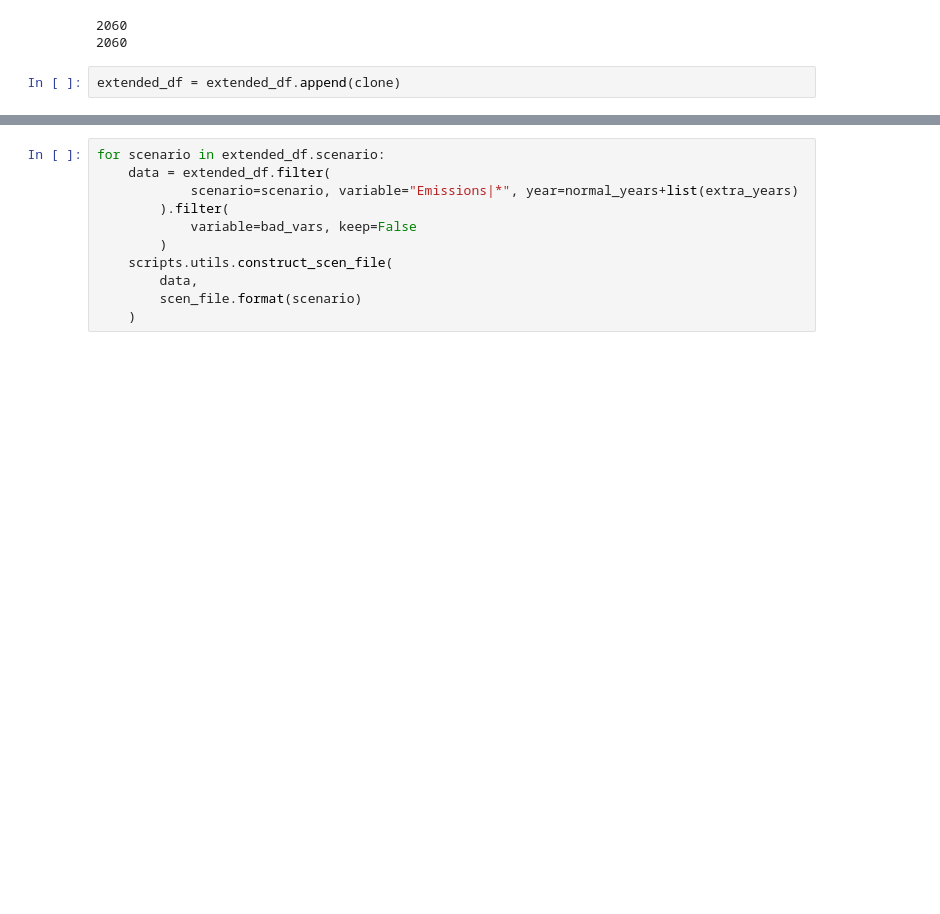
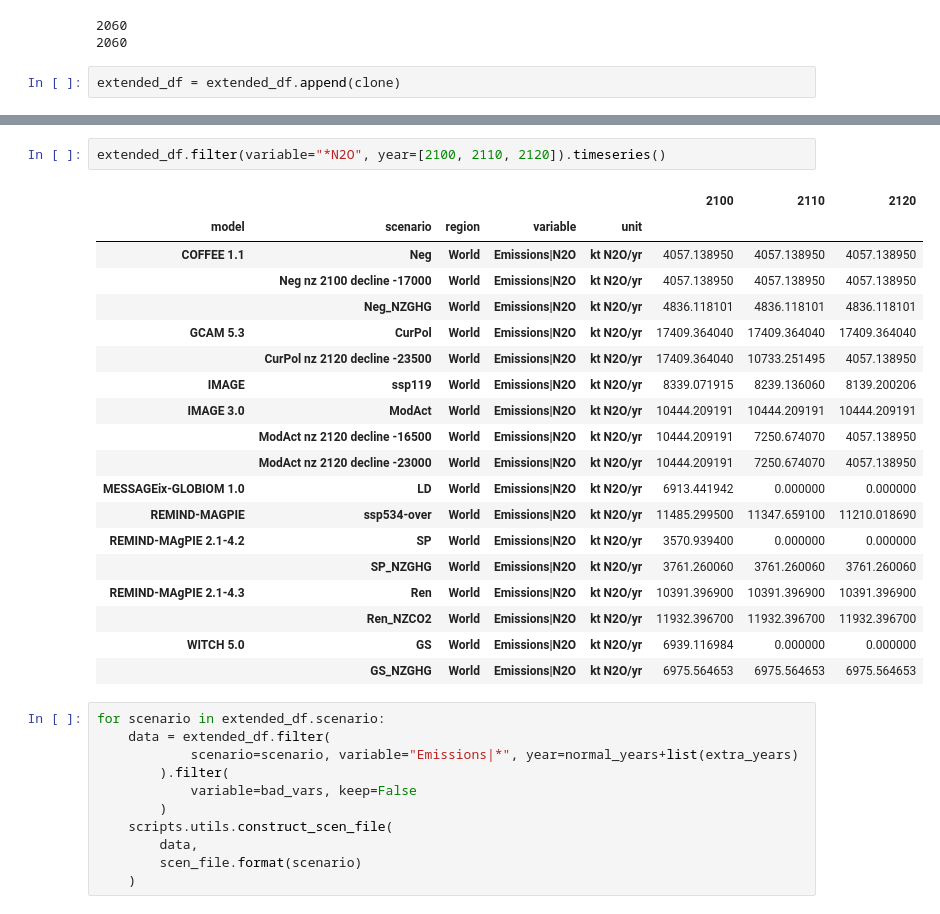
Before and after one commit to Rlamboll/PROVIDEemissions, a Jupyter notebook: notebooks/Select_pathways.ipynb, the cells around one changed output, grey strips where cells are left out. Saved outputs shown, nothing was run; the diff lists cells and outputs as text; blank space fills up the shorter version.

```diff
--- a/notebooks/Select_pathways.ipynb
+++ b/notebooks/Select_pathways.ipynb
@@ -535,3 +591,25 @@ extended_df = extended_df.append(clone)
+# %%
+extended_df.filter(variable="*N2O", year=[2100, 2110, 2120]).timeseries()
+# %% [output]
+|  |  |  |  |  | 2100 | 2110 | 2120 |
+| model | scenario | region | variable | unit |  |  |  |
+| COFFEE 1.1 | Neg | World | Emissions|N2O | kt N2O/yr | 4057.138950 | 4057.138950 | 4057.138950 |
+|  | Neg nz 2100 decline -17000 | World | Emissions|N2O | kt N2O/yr | 4057.138950 | 4057.138950 | 4057.138950 |
+|  | Neg_NZGHG | World | Emissions|N2O | kt N2O/yr | 4836.118101 | 4836.118101 | 4836.118101 |
+| GCAM 5.3 | CurPol | World | Emissions|N2O | kt N2O/yr | 17409.364040 | 17409.364040 | 17409.364040 |
+|  | CurPol nz 2120 decline -23500 | World | Emissions|N2O | kt N2O/yr | 17409.364040 | 10733.251495 | 4057.138950 |
+| IMAGE | ssp119 | World | Emissions|N2O | kt N2O/yr | 8339.071915 | 8239.136060 | 8139.200206 |
+| IMAGE 3.0 | ModAct | World | Emissions|N2O | kt N2O/yr | 10444.209191 | 10444.209191 | 10444.209191 |
+|  | ModAct nz 2120 decline -16500 | World | Emissions|N2O | kt N2O/yr | 10444.209191 | 7250.674070 | 4057.138950 |
+|  | ModAct nz 2120 decline -23000 | World | Emissions|N2O | kt N2O/yr | 10444.209191 | 7250.674070 | 4057.138950 |
+| MESSAGEix-GLOBIOM 1.0 | LD | World | Emissions|N2O | kt N2O/yr | 6913.441942 | 0.000000 | 0.000000 |
+| REMIND-MAGPIE | ssp534-over | World | Emissions|N2O | kt N2O/yr | 11485.299500 | 11347.659100 | 11210.018690 |
+| REMIND-MAgPIE 2.1-4.2 | SP | World | Emissions|N2O | kt N2O/yr | 3570.939400 | 0.000000 | 0.000000 |
+|  | SP_NZGHG | World | Emissions|N2O | kt N2O/yr | 3761.260060 | 3761.260060 | 3761.260060 |
+| REMIND-MAgPIE 2.1-4.3 | Ren | World | Emissions|N2O | kt N2O/yr | 10391.396900 | 10391.396900 | 10391.396900 |
+|  | Ren_NZCO2 | World | Emissions|N2O | kt N2O/yr | 11932.396700 | 11932.396700 | 11932.396700 |
+| WITCH 5.0 | GS | World | Emissions|N2O | kt N2O/yr | 6939.116984 | 0.000000 | 0.000000 |
+|  | GS_NZGHG | World | Emissions|N2O | kt N2O/yr | 6975.564653 | 6975.564653 | 6975.564653 |
 # %%
 for scenario in extended_df.scenario:
     data = extended_df.filter(
```
Also changed, not shown: parts of 12 cells of this notebook, 2 other files.
